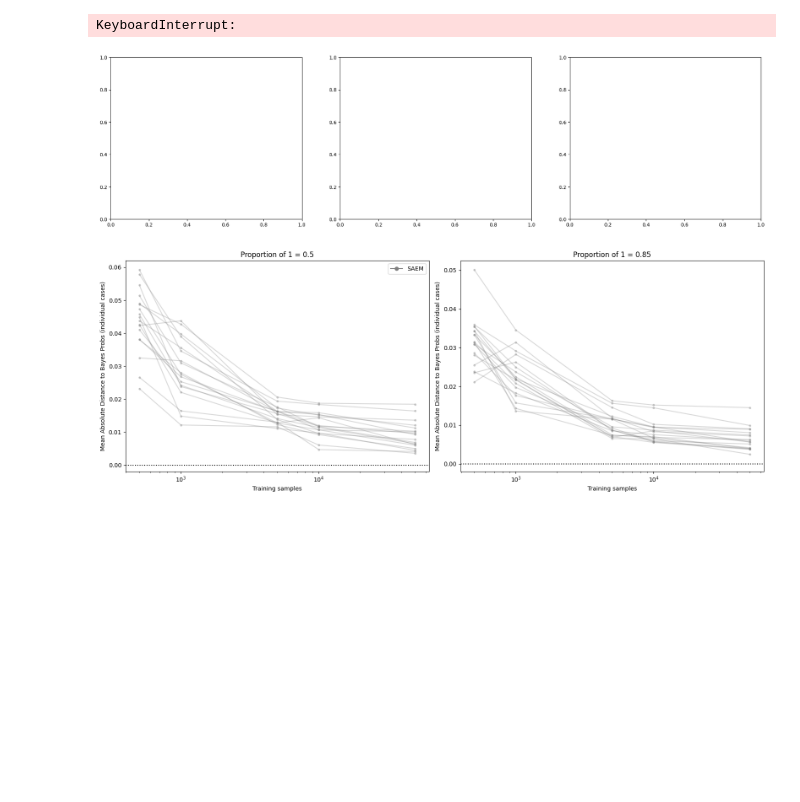
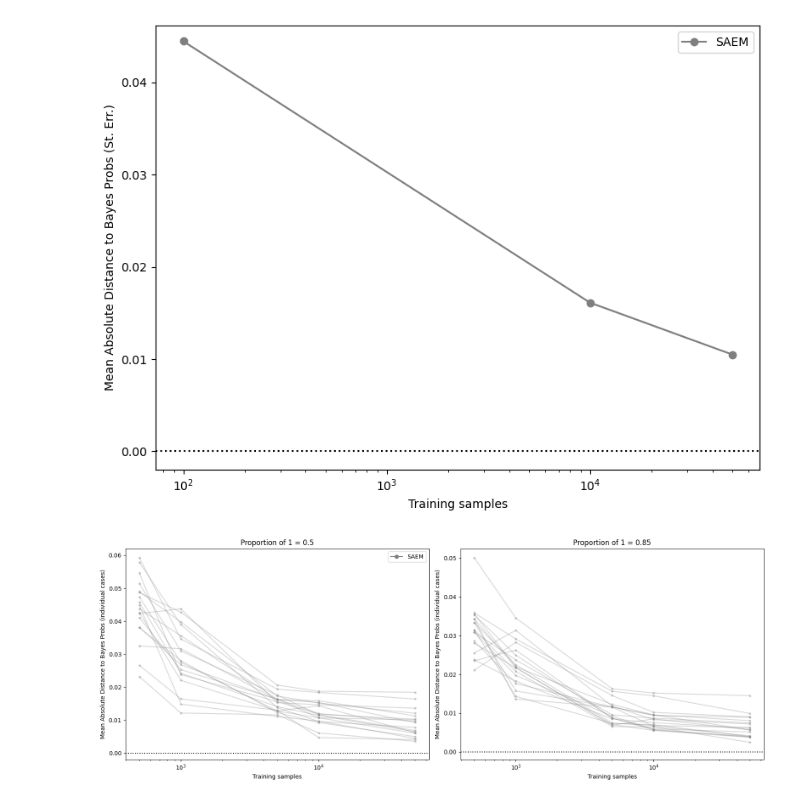
Before and after one commit to ChristopheMuller/logistic_with_NAs, a Jupyter notebook: 7_plot_pred_scores.ipynb, the cells around one changed output. Cells and saved outputs as stored; diff of their text form; code cells hidden in the pictures; blank space fills up the shorter version.

```diff
--- a/7_plot_pred_scores.ipynb
+++ b/7_plot_pred_scores.ipynb
@@ -8,7 +8,7 @@ from utils import *
 from setups import uncertainties, methods_config, metrics_config, variable_config, methods_no_pred_estimate, uncertainties_config, metrics_set_up
 
 
-exp = "ExpA"
+exp = "ExpC"
 # %%
 simulation_set_up = pd.read_csv(os.path.join("data", exp, "simulation_set_up.csv"))
 # %%
@@ -158,36 +158,35 @@ def plot_pred_scores_subplots(
 
 
 
 remove_methods=["05.IMP.M", "ICE.IMP", "ICE.IMP.M", "ICEY.IMP.M", "ICEY.IMP", "MICE.Y.IMP", "MICE.Y.M.IMP", "MICE.M.IMP"]
 select_methods=None
 # remove_methods = None
 # select_methods= ["MICE.IMP", "MICE.M.IMP", "MICE.Y.IMP", "MICE.Y.M.IMP", "MICE.5.IMP"]
 
 metric = "mae_score_bayes"
 
 plot_pred_scores_subplots(
 
     simulation_set_up,
     metric = metric,
-    variable="corr",
+    variable="d",
     diff_bayes=False,
     pattern = None,
 
     max_y = None,
     min_y = -0.002,
 
     remove_methods=remove_methods,
     select_methods=select_methods,
 
     size_height = 6,
     size_width = 8,
 
     # save="data/ExpA/figures/classification_ALL.pdf"
 
 )
 # %% [output]
-KeyboardInterrupt:
-[figure, old version]
+[figure, new version]
 # %%
 def plot_one_subplot_pred_individual(
         ax,
```
Also changed, not shown: 9 other files.
